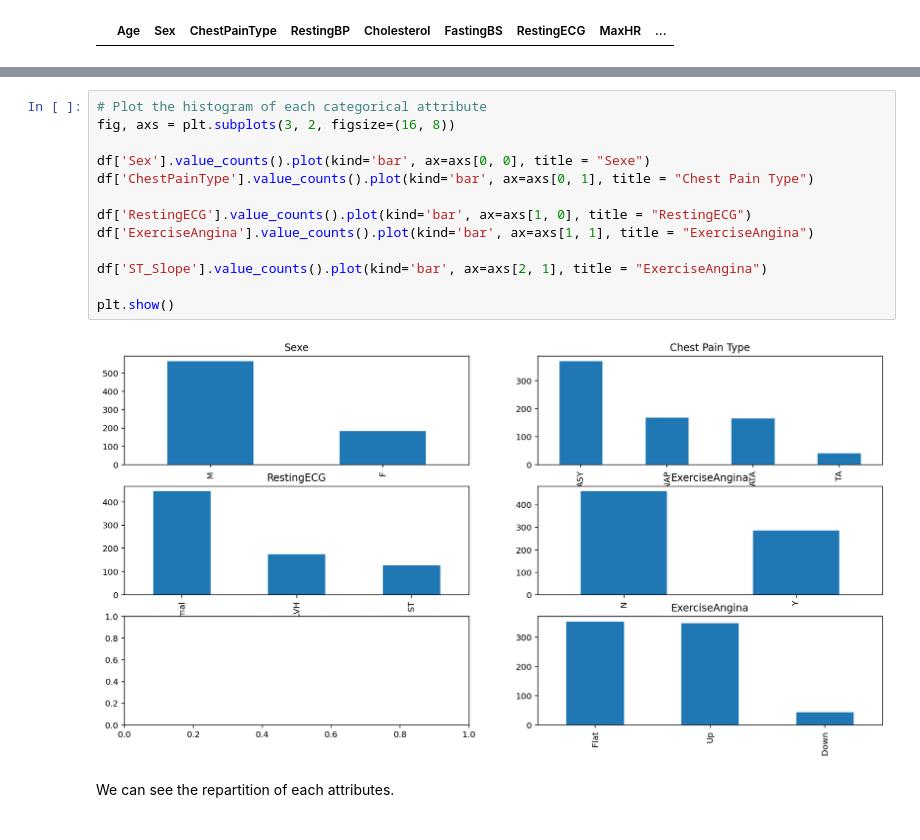
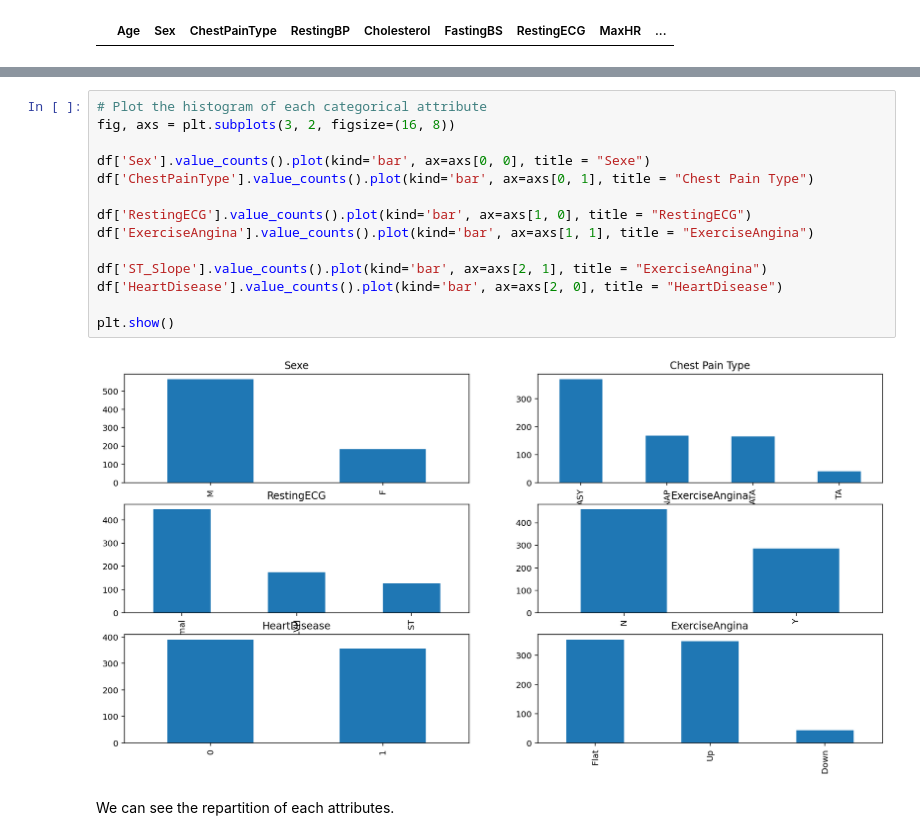
Before and after one commit to yxyfer/PTML_Project, a Jupyter notebook: src/heart_failure_prediction_supervised.ipynb, the cells around one changed output, grey strips where cells are left out. Cells and saved outputs as stored; diff of their text form.

```diff
--- a/src/heart_failure_prediction_supervised.ipynb
+++ b/src/heart_failure_prediction_supervised.ipynb
@@ -150,18 +150,19 @@ plt.show()
-# %%
-# Plot the histogram of each categorical attribute
-fig, axs = plt.subplots(3, 2, figsize=(16, 8))
-
-df['Sex'].value_counts().plot(kind='bar', ax=axs[0, 0], title = "Sexe")
-df['ChestPainType'].value_counts().plot(kind='bar', ax=axs[0, 1], title = "Chest Pain Type")
-
-df['RestingECG'].value_counts().plot(kind='bar', ax=axs[1, 0], title = "RestingECG")
-df['ExerciseAngina'].value_counts().plot(kind='bar', ax=axs[1, 1], title = "ExerciseAngina")
-
-df['ST_Slope'].value_counts().plot(kind='bar', ax=axs[2, 1], title = "ExerciseAngina")
-
-plt.show()
-# %% [output]
-[figure, removed]
+# %%
+# Plot the histogram of each categorical attribute
+fig, axs = plt.subplots(3, 2, figsize=(16, 8))
+
+df['Sex'].value_counts().plot(kind='bar', ax=axs[0, 0], title = "Sexe")
+df['ChestPainType'].value_counts().plot(kind='bar', ax=axs[0, 1], title = "Chest Pain Type")
+
+df['RestingECG'].value_counts().plot(kind='bar', ax=axs[1, 0], title = "RestingECG")
+df['ExerciseAngina'].value_counts().plot(kind='bar', ax=axs[1, 1], title = "ExerciseAngina")
+
+df['ST_Slope'].value_counts().plot(kind='bar', ax=axs[2, 1], title = "ExerciseAngina")
+df['HeartDisease'].value_counts().plot(kind='bar', ax=axs[2, 0], title = "HeartDisease")
+
+plt.show()
+# %% [output]
+[figure, added]
 # %% [markdown]
 We can see the repartition of each attributes.
 # %% [markdown]
```
Also changed, not shown: parts of 16 cells of this notebook.
